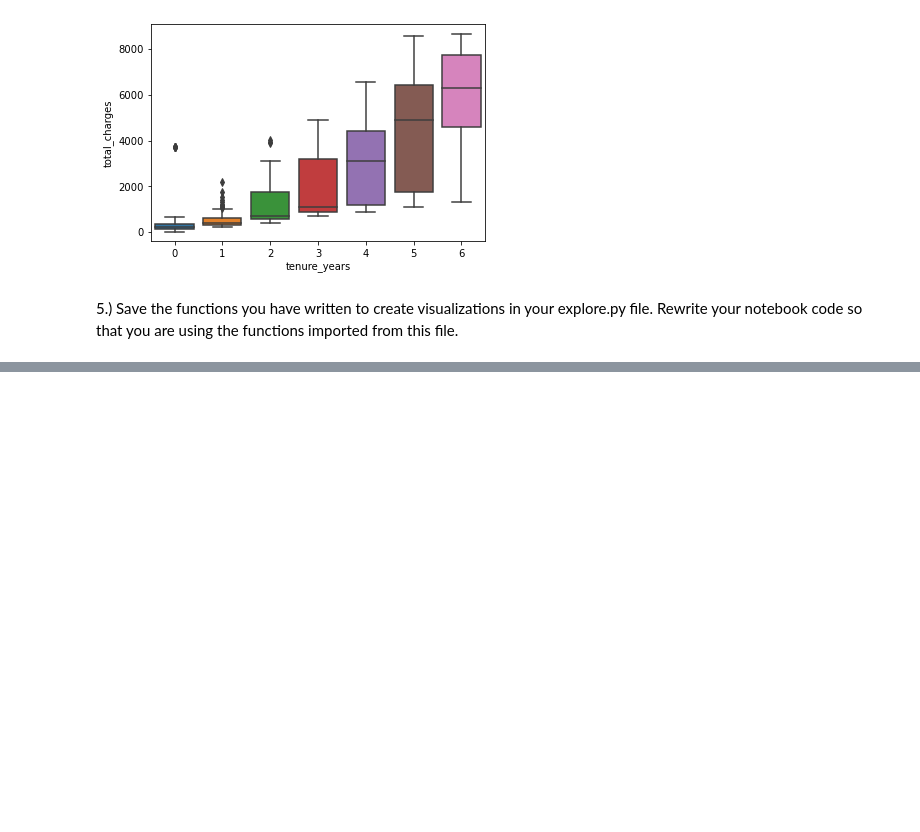
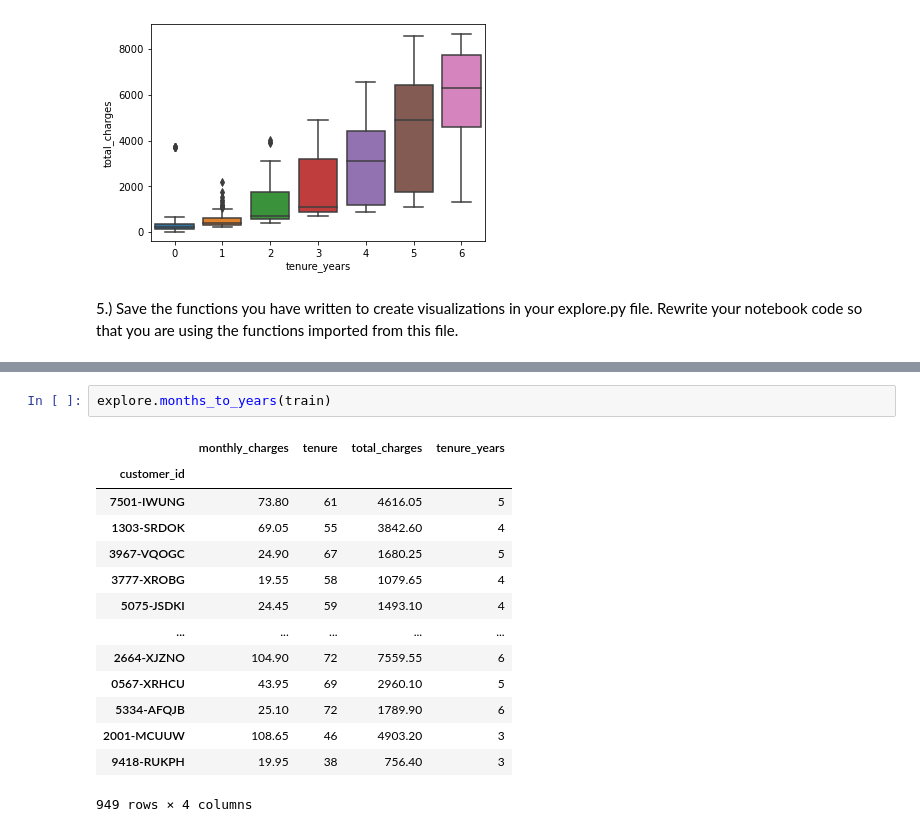
Before and after one commit to chriseverts/regression-exercises-, a Jupyter notebook: explore.ipynb, the cells around one changed output, grey strips where cells are left out. Cells and saved outputs as stored; diff of their text form; blank space fills up the shorter version.

```diff
--- a/explore.ipynb
+++ b/explore.ipynb
@@ -179,0 +186,17 @@ plot_categorical_and_continuous_vars(df, 'tenure_years', 'total_charges')
+# %%
+explore.months_to_years(train)
+# %% [output]
+|  | monthly_charges | tenure | total_charges | tenure_years |
+| customer_id |  |  |  |  |
+| 7501-IWUNG | 73.80 | 61 | 4616.05 | 5 |
+| 1303-SRDOK | 69.05 | 55 | 3842.60 | 4 |
+| 3967-VQOGC | 24.90 | 67 | 1680.25 | 5 |
+| 3777-XROBG | 19.55 | 58 | 1079.65 | 4 |
+| 5075-JSDKI | 24.45 | 59 | 1493.10 | 4 |
+| ... | ... | ... | ... | ... |
+| 2664-XJZNO | 104.90 | 72 | 7559.55 | 6 |
+| 0567-XRHCU | 43.95 | 69 | 2960.10 | 5 |
+| 5334-AFQJB | 25.10 | 72 | 1789.90 | 6 |
+| 2001-MCUUW | 108.65 | 46 | 4903.20 | 3 |
+| 9418-RUKPH | 19.95 | 38 | 756.40 | 3 |
+949 rows × 4 columns
```
Also changed, not shown: parts of 4 cells of this notebook, 2 other files.
